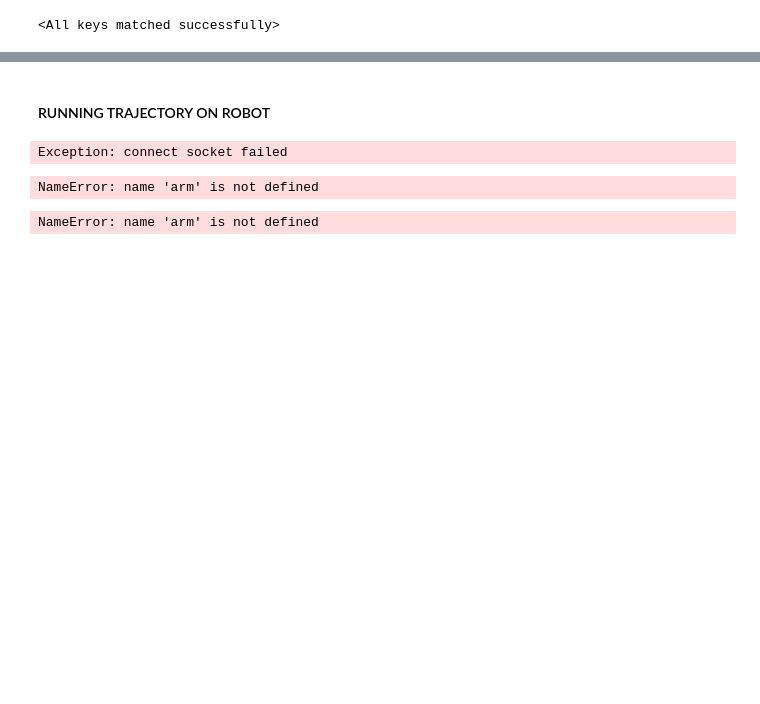
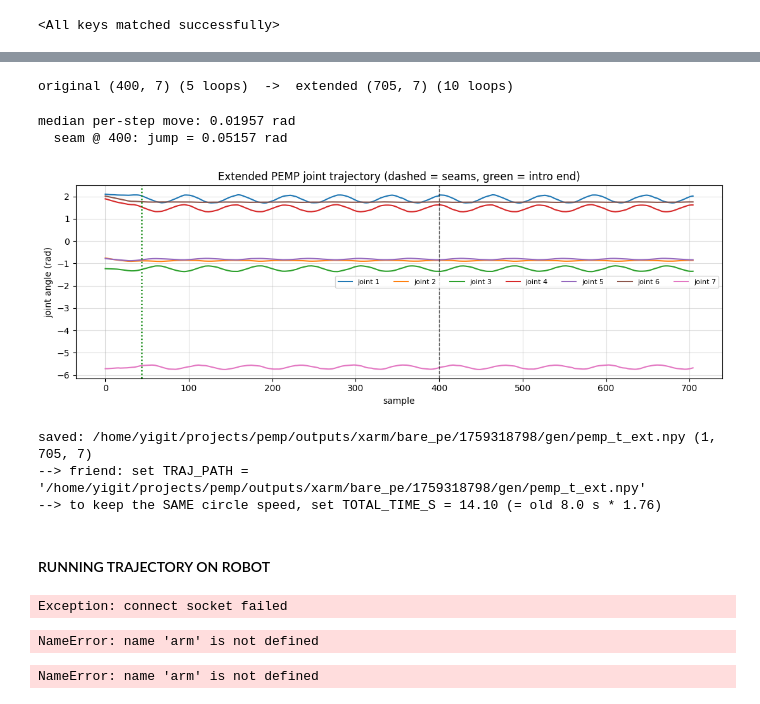
Before and after one commit to yildirimyigit/pemp, a Jupyter notebook: mindchange/test_bare_pe_with_freq_on_xarm.ipynb, the cells around one changed output, grey strips where cells are left out. Drawn from its saved outputs; the diff is of its cells as text; code cells hidden in the pictures; blank space fills up the shorter version.

```diff
--- a/mindchange/test_bare_pe_with_freq_on_xarm.ipynb
+++ b/mindchange/test_bare_pe_with_freq_on_xarm.ipynb
@@ -152,3 +189,48 @@ np.save(gen_path+'bare_t.npy', btj)
+# %%
+# reps = how many extra copies of the N-loop block to append:
+#   reps=1 -> 2N loops, reps=2 -> 3N loops, ...
+reps = 1
+# (optional manual overrides if Cell A looked wrong)
+# P = 40; t_start = 120
+M = (T - t_start) // P
+block = traj[T - M * P : T]                 # M whole periods, phase-aligned to the very end
+extended = np.concatenate([traj] + [block] * reps, axis=0)   # intro once + (1+reps)*M loops
+print(f"original {traj.shape} ({M} loops)  ->  extended {extended.shape} ({(1+reps)*M} loops)")
+# %% [output]
+original (400, 7) (5 loops)  ->  extended (705, 7) (10 loops)
+# %%
+# seam continuity: jump at each join vs a typical per-step move
+step = np.linalg.norm(np.diff(extended, axis=0), axis=1)
+seam_idx = [T + k * len(block) for k in range(reps)]
+print("median per-step move:", round(float(np.median(step)), 5), "rad")
+for s in seam_idx:
+    print(f"  seam @ {s}: jump = {np.linalg.norm(extended[s]-extended[s-1]):.5f} rad")
+
+plt.figure(figsize=(11, 4))
+for j in range(J):
+    plt.plot(extended[:, j], lw=1.5, label=f'joint {j+1}')
+for s in seam_idx:
+    plt.axvline(s, color='k', ls='--', lw=1, alpha=0.6)
+plt.axvline(t_start, color='g', ls=':', lw=1.5)
+plt.title("Extended PEMP joint trajectory (dashed = seams, green = intro end)")
+plt.xlabel("sample"); plt.ylabel("joint angle (rad)")
+plt.legend(ncol=7, fontsize=8); plt.grid(alpha=0.4); plt.tight_layout(); plt.show()
+# %% [output]
+median per-step move: 0.01957 rad
+  seam @ 400: jump = 0.05157 rad
+[figure, added]
+# %%
+out = extended[None, :, :].astype(np.float32)        # (1, T', 7) radians — same format as pemp_t.npy
+out_path = gen_path + f'pemp_t_ext.npy'
+np.save(out_path, out)
+print("saved:", out_path, out.shape)
+print(f"--> friend: set TRAJ_PATH = '{out_path}'")
+print(f"--> to keep the SAME circle speed, set TOTAL_TIME_S = {8.0 * len(extended)/T:.2f} "
+      f"(= old 8.0 s * {len(extended)/T:.2f})")
+# %% [output]
+saved: /home/yigit/projects/pemp/outputs/xarm/bare_pe/1759318798/gen/pemp_t_ext.npy (1, 705, 7)
+--> friend: set TRAJ_PATH = '/home/yigit/projects/pemp/outputs/xarm/bare_pe/1759318798/gen/pemp_t_ext.npy'
+--> to keep the SAME circle speed, set TOTAL_TIME_S = 14.10 (= old 8.0 s * 1.76)
 # %% [markdown]
 #### RUNNING TRAJECTORY ON ROBOT
 # %%
```
Also changed, not shown: parts of 4 cells of this notebook, 4 other files.
